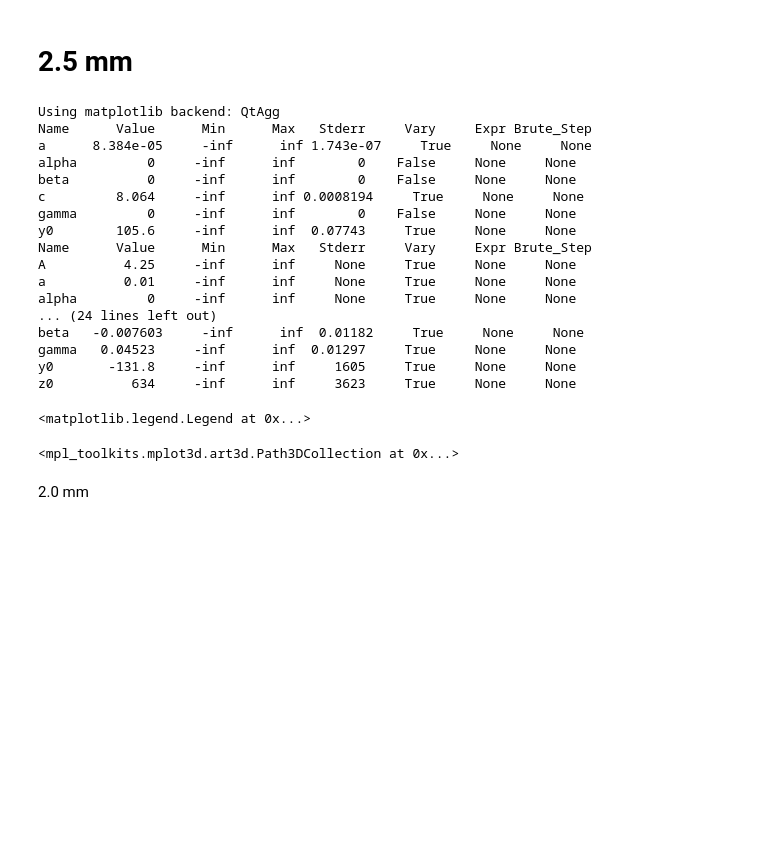
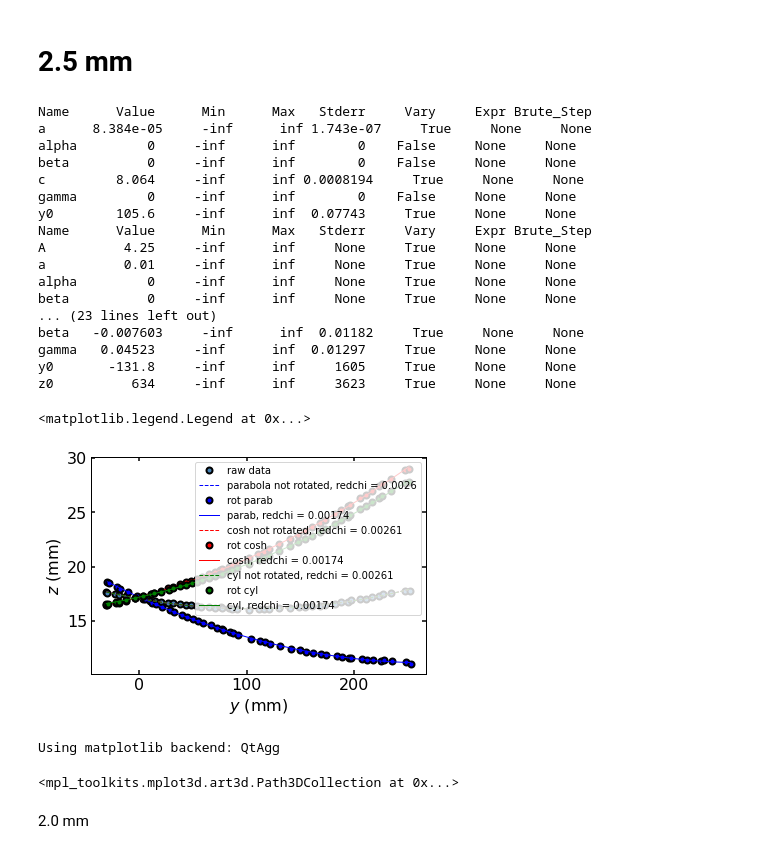
Before and after one commit to christophherb/Markos_Mirror_Profile, a Jupyter notebook: evaluation.ipynb, the cells around one changed output. Cells and saved outputs as stored; diff of their text form; code cells hidden in the pictures; blank space fills up the shorter version.

Commit message:
separated 2D and 3D plotting

```diff
--- a/evaluation.ipynb
+++ b/evaluation.ipynb
@@ -145,20 +148,14 @@ ax.scatter3D(parab_rot_x, parab_rot_y, parab_calc_z, color='blue')
 # 2.5 mm
 # %%
 
-%matplotlib auto
-map_1p5mm = np.genfromtxt('./data/2p5mm/Reference Points_2.5mm.npy')
+%matplotlib inline
+map_2p5mm = np.genfromtxt('./data/2p5mm/Reference Points_2.5mm.npy')
 #sort this by the y values to improve the visual quality of the fitting
-fig = plt.figure()
-map_1p5mm = map_1p5mm[np.argsort(map_1p5mm[:, 1])]
-ax = plt.subplot(projection='3d')
-ax.set_xlabel('$x$')
-ax.set_ylabel('$y$')
-ax.set_zlabel('$z$')
-xs, ys, zs = map_1p5mm[:, 0], map_1p5mm[:, 1], map_1p5mm[:, 2]
-ax.scatter3D(xs, ys, zs)
+map_2p5mm = map_2p5mm[np.argsort(map_2p5mm[:, 1])]
+xs, ys, zs = map_2p5mm[:, 0], map_2p5mm[:, 1], map_2p5mm[:, 2]
 #Fitting and plotting all the different models
 fig, ax = plt.subplots(1)
-ax.plot(map_1p5mm[:, 1], map_1p5mm[:, 2], label='raw data', color='steelblue', marker='o', linestyle=' ')
+ax.plot(map_2p5mm[:, 1], map_2p5mm[:, 2], label='raw data', color='steelblue', marker='o', linestyle=' ')
 #Fitting of parabola
 #without rotation
 parab_mod = Model(ge.zero_res_parabolic)
@@ -170,9 +167,9 @@ parab_params.add('alpha', value=0, vary=False)
 parab_params.add('beta', value=0, vary=False)
 parab_params.add('gamma', value=0, vary=False)
 
-parab_without_res = parab_mod.fit(xyz=map_1p5mm, data=np.zeros_like(map_1p5mm[:, 0]), params=parab_params)
+parab_without_res = parab_mod.fit(xyz=map_2p5mm, data=np.zeros_like(map_2p5mm[:, 0]), params=parab_params)
 parab_without_res.params.pretty_print()
-parab_not_x, parab_not_y, parab_not_z, parab_nalc_z = ge.return_parab_val(map_1p5mm, **parab_without_res.values)
+parab_not_x, parab_not_y, parab_not_z, parab_nalc_z = ge.return_parab_val(map_2p5mm, **parab_without_res.values)
 
 ax.plot(parab_not_y, parab_nalc_z, label='parabola not rotated, redchi = {:.3}'.format(parab_without_res.redchi), color='blue', linestyle='--', marker='')
 #with rotation
@@ -181,9 +178,9 @@ parab_params['beta'].vary = True
 parab_params['gamma'].vary = True
 
 
-parab_with_res = parab_mod.fit(xyz=map_1p5mm, data=np.zeros_like(map_1p5mm[:, 0]), params=parab_params)
+parab_with_res = parab_mod.fit(xyz=map_2p5mm, data=np.zeros_like(map_2p5mm[:, 0]), params=parab_params)
 
-parab_rot_x, parab_rot_y, parab_rot_z, parab_calc_z = ge.return_parab_val(map_1p5mm, **parab_with_res.values)
+parab_rot_x, parab_rot_y, parab_rot_z, parab_calc_z = ge.return_parab_val(map_2p5mm, **parab_with_res.values)
 
 ax.plot(parab_rot_y, parab_rot_z, marker='o', linestyle='', color='blue', label='rot parab')
 ax.plot(parab_rot_y, parab_calc_z, marker=' ', color='blue', label='parab, redchi = {:.3}'.format(parab_with_res.redchi))
@@ -201,8 +198,8 @@ cosh_params.add('beta',  value=0, vary=False)
 cosh_params.add('gamma', value=0, vary=False)
 
 
-cosh_without_res = cosh_mod.fit(xyz=map_1p5mm, data=np.zeros_like(map_1p5mm[:, 0]), params=cosh_params)
-cosh_not_x, cosh_not_y, cosh_not_z, cosh_nalc_z = ge.return_cosh_val(map_1p5mm, **cosh_without_res.values)
+cosh_without_res = cosh_mod.fit(xyz=map_2p5mm, data=np.zeros_like(map_2p5mm[:, 0]), params=cosh_params)
+cosh_not_x, cosh_not_y, cosh_not_z, cosh_nalc_z = ge.return_cosh_val(map_2p5mm, **cosh_without_res.values)
 
 ax.plot(cosh_not_y, cosh_nalc_z, label='cosh not rotated, redchi = {:.3}'.format(cosh_without_res.redchi), color='red', linestyle='--', marker='')
 #with rotation
@@ -211,9 +208,9 @@ cosh_params['beta'].vary = True
 cosh_params['gamma'].vary = True
 cosh_params.pretty_print()
 
-cosh_with_res = cosh_mod.fit(xyz=map_1p5mm, data=np.zeros_like(map_1p5mm[:, 0]), params=cosh_params)
+cosh_with_res = cosh_mod.fit(xyz=map_2p5mm, data=np.zeros_like(map_2p5mm[:, 0]), params=cosh_params)
 cosh_with_res.params.pretty_print()
-cosh_rot_x, cosh_rot_y, cosh_rot_z, cosh_calc_z = ge.return_cosh_val(map_1p5mm, **cosh_with_res.values)
+cosh_rot_x, cosh_rot_y, cosh_rot_z, cosh_calc_z = ge.return_cosh_val(map_2p5mm, **cosh_with_res.values)
 
 ax.plot(cosh_rot_y, cosh_rot_z, marker='o', linestyle='', color='red', label='rot cosh')
 ax.plot(cosh_rot_y, cosh_calc_z, marker=' ', color='red', label='cosh, redchi = {:.3}'.format(cosh_with_res.redchi))
@@ -232,46 +229,48 @@ cyl_params.add('beta',  value=0, vary=False)
 cyl_params.add('gamma', value=0, vary=False)
 
 
-cyl_without_res = cyl_mod.fit(xyz=map_1p5mm, data=np.zeros_like(map_1p5mm[:, 0]), params=cyl_params)
-cyl_not_x, cyl_not_y, cyl_not_z, cyl_nalc_z = ge.return_cyl_val(map_1p5mm, **cyl_without_res.values)
+cyl_without_res = cyl_mod.fit(xyz=map_2p5mm, data=np.zeros_like(map_2p5mm[:, 0]), params=cyl_params)
+cyl_not_x, cyl_not_y, cyl_not_z, cyl_nalc_z = ge.return_cyl_val(map_2p5mm, **cyl_without_res.values)
 
 ax.plot(cyl_not_y, cyl_nalc_z, label='cyl not rotated, redchi = {:.3}'.format(cyl_without_res.redchi), color='green', linestyle='--', marker='')
 #with rotation
 cyl_params['alpha'].vary = True
 cyl_params['beta'].vary = True
 cyl_params['gamma'].vary = True
 cyl_params.pretty_print()
 
-cyl_with_res = cyl_mod.fit(xyz=map_1p5mm, data=np.zeros_like(map_1p5mm[:, 0]), params=cyl_params)
+cyl_with_res = cyl_mod.fit(xyz=map_2p5mm, data=np.zeros_like(map_2p5mm[:, 0]), params=cyl_params)
 cyl_with_res.params.pretty_print()
-cyl_rot_x, cyl_rot_y, cyl_rot_z, cyl_calc_z = ge.return_cyl_val(map_1p5mm, **cyl_with_res.values)
+cyl_rot_x, cyl_rot_y, cyl_rot_z, cyl_calc_z = ge.return_cyl_val(map_2p5mm, **cyl_with_res.values)
 
 ax.plot(cyl_rot_y, cyl_rot_z, marker='o', linestyle='', color='green', label='rot cyl')
 ax.plot(cyl_rot_y, cyl_calc_z, marker=' ', color='green', label='cyl, redchi = {:.3}'.format(cyl_with_res.redchi))
 
 ax.set_xlabel('$y$ (mm)')
 ax.set_ylabel('$z$ (mm)')
 ax.legend()
 # %% [output]
-Using matplotlib backend: QtAgg
 Name      Value      Min      Max   Stderr     Vary     Expr Brute_Step
 a      8.384e-05     -inf      inf 1.743e-07     True     None     None
 alpha         0     -inf      inf        0    False     None     None
 beta          0     -inf      inf        0    False     None     None
 c         8.064     -inf      inf 0.0008194     True     None     None
 gamma         0     -inf      inf        0    False     None     None
 y0        105.6     -inf      inf  0.07743     True     None     None
 Name      Value      Min      Max   Stderr     Vary     Expr Brute_Step
 A          4.25     -inf      inf     None     True     None     None
 a          0.01     -inf      inf     None     True     None     None
 alpha         0     -inf      inf     None     True     None     None
-... (24 lines left out)
+beta          0     -inf      inf     None     True     None     None
+... (23 lines left out)
 beta   -0.007603     -inf      inf  0.01182     True     None     None
 gamma   0.04523     -inf      inf  0.01297     True     None     None
 y0       -131.8     -inf      inf     1605     True     None     None
 z0          634     -inf      inf     3623     True     None     None
 <matplotlib.legend.Legend at 0x...>
+[figure, added]
 # %%
+%matplotlib auto
 fig = plt.figure()
 ax = plt.axes(projection='3d')
 ax.set_xlabel('$x$')
@@ -282,7 +281,8 @@ ax.scatter3D(cyl_rot_x, cyl_rot_y, cyl_calc_z, color='green')
 ax.scatter3D(cosh_rot_x, cosh_rot_y, cosh_calc_z, color='red')
 ax.scatter3D(parab_rot_x, parab_rot_y, parab_calc_z, color='blue')
 # %% [output]
-<mpl_toolkits.mplot3d.art3d.Path3DCollection at 0x...>
+Using matplotlib backend: QtAgg
+<mpl_toolkits.mplot3d.art3d.Path3DCollection at 0x...>
 # %% [markdown]
 2.0 mm
 # %%
```
Also changed, not shown: parts of 4 cells of this notebook.
